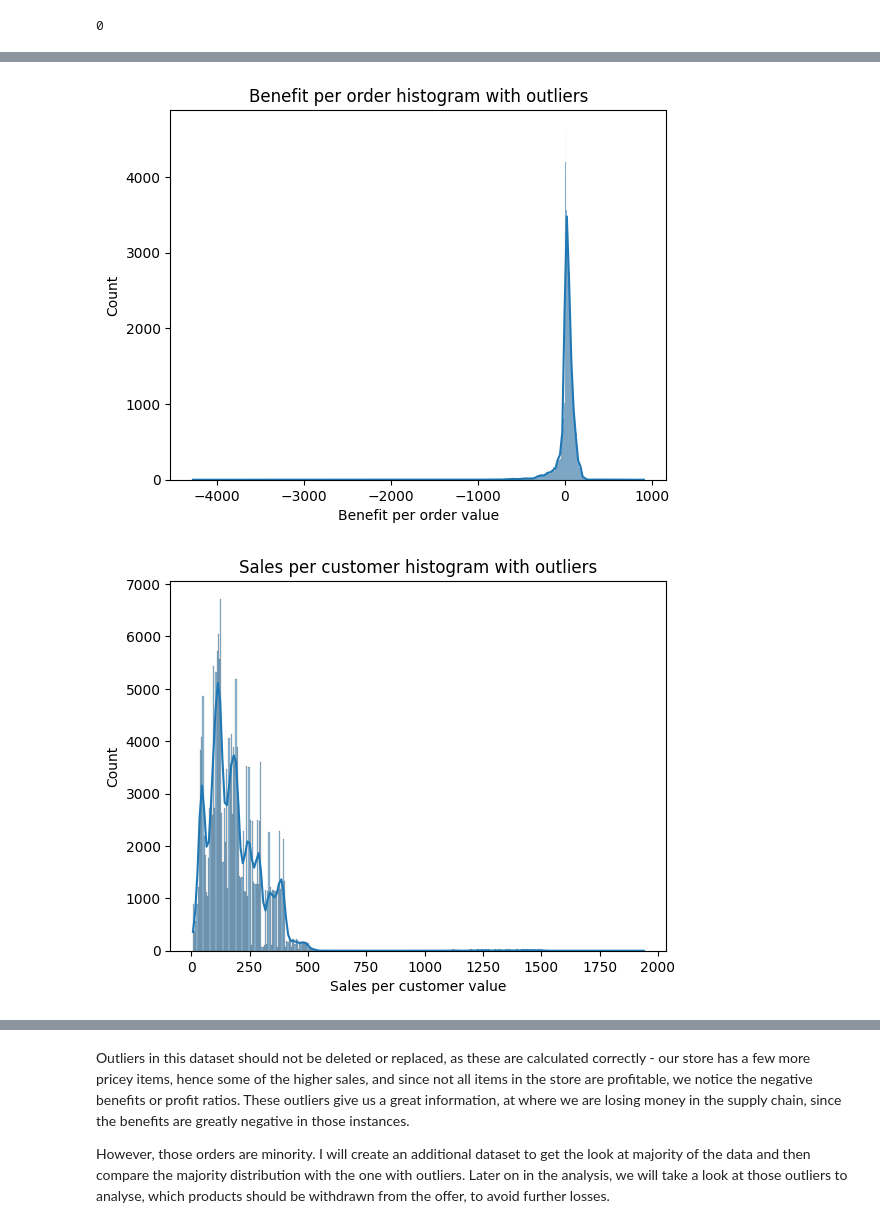
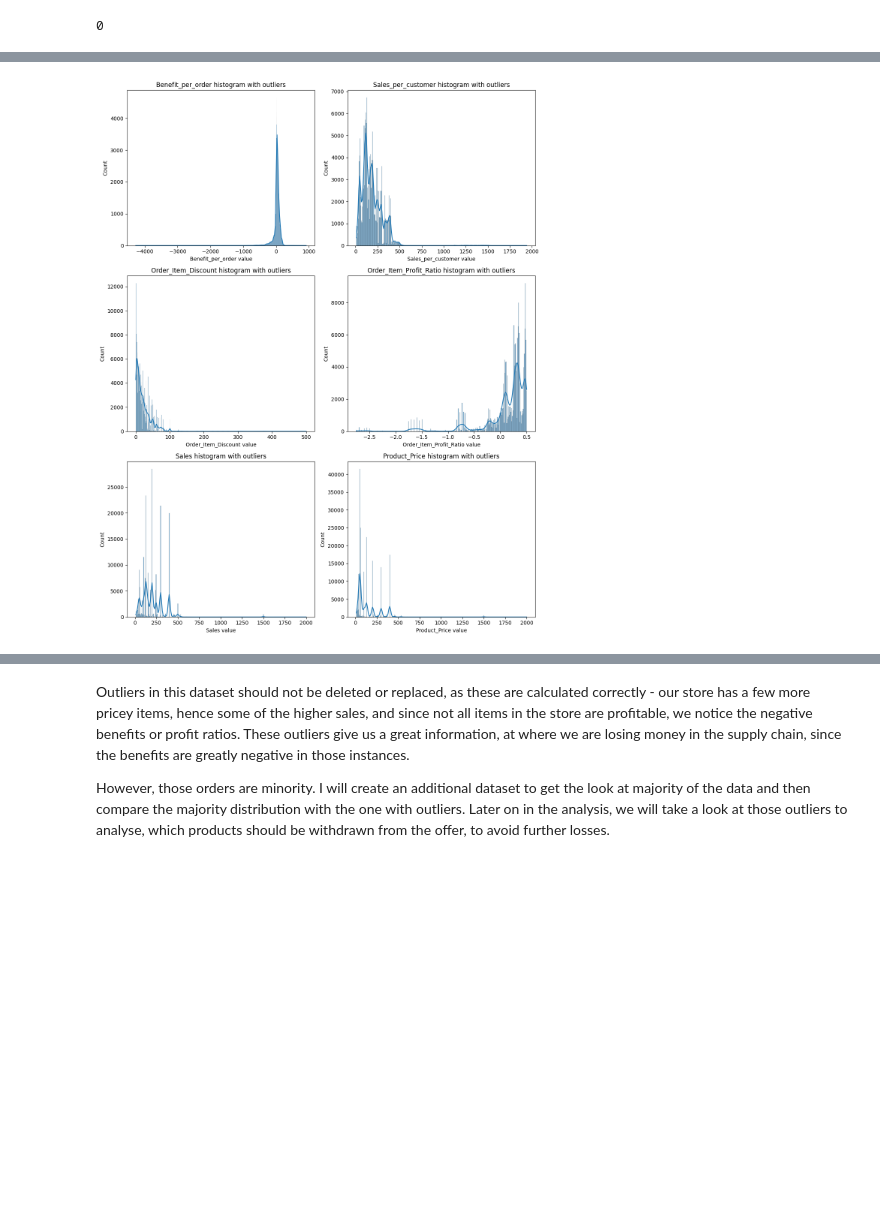
Before and after one commit to miladziekanowska/supply-chain-analysis, a Jupyter notebook: SupplyChain_EDA.ipynb, the cells around one changed output, grey strips where cells are left out. Saved outputs shown, nothing was run; the diff lists cells and outputs as text; code cells hidden in the pictures; blank space fills up the shorter version.

```diff
--- a/SupplyChain_EDA.ipynb
+++ b/SupplyChain_EDA.ipynb
@@ -52,3 +58,18 @@ df.head()
 | 2 | PAYMENT | 91.18 | 193.99 | 0 | 48 | Chicago | ... |
 | 3 | PAYMENT | 68.25 | 227.50 | 0 | 24 | Chicago | ... |
 | 4 | PAYMENT | 19.80 | 90.00 | 1 | 24 | Conway | ... |
+# %%
+# tu będą moje funkcje zabrane na koniec
+from mtranslate import translate
+
+df['Order_Country'] = df['Order_Country'].astype(str)
+
+countries = df['Order_Country'].unique()
+countries_eng = {}
+
+for country in countries:
+    if country not in countries_eng.keys():
+        countries_eng[country] = translate(country, 'en')
+
+df['Order_Country'] = df['Order_Country'].map(countries_eng)
+df.head()
@@ -165,6 +175,7 @@ ext_stat_continuous
 # %%
 corr = df.corr(numeric_only=True)
-sns.heatmap(corr, cmap='coolwarm', annot=True, fmt=',.2f')
+fig, ax = plt.subplots(figsize=(10,8))
+ax = sns.heatmap(corr, cmap='coolwarm', annot=True, fmt=',.2f')
 plt.title('Correlation of numeric values')
 plt.tight_layout()
 plt.savefig(f'graphs/others/Correlogram_of_numeric_values.png')
@@ -175,12 +186,32 @@ plt.show()
 # %%
-for c in continous_columns:
-    sns.histplot(data=df, x=c, kde=True) # kde is our line representation of histogram
-    plt.title(f'{c} histogram with outliers')
-    plt.xlabel(f'{c} value')
-    plt.ylabel('Count')
-    ax = plt.gca()
-    plt.savefig(f'graphs/histograms/{c}_histogram_with_outliers.png')
-    plt.show()
+num_rows = len(continous_columns) // 2
+if len(continous_columns) % 2 == 0:
+    num_cols = 2
+else:
+    num_cols = 1
+
+fig, axes = plt.subplots(num_rows, num_cols, figsize=(12, 5*num_rows))
+
+if num_rows == 1:
+    axes = [axes]
+
+for i, c in enumerate(continous_columns):
+    row_idx = i // num_cols
+    col_idx = i % num_cols
+    ax = axes[row_idx][col_idx]
+
+    sns.histplot(data=df, x=c, kde=True, ax=ax)
+    ax.set_title(f'{c} histogram with outliers')
+    ax.set_xlabel(f'{c} value')
+    ax.set_ylabel('Count')
+
+    if num_rows == 1:
+        axes[1].axis('off')
+
+if len(continous_columns) % 2 == 1:
+    axes[-1][-1].axis('off')
+
+plt.tight_layout()
+plt.show()
 # %% [output]
-[figure, old version]
+[figure, new version]
-[figure, removed]
```
Also changed, not shown: parts of 33 cells of this notebook, 18 other files.
